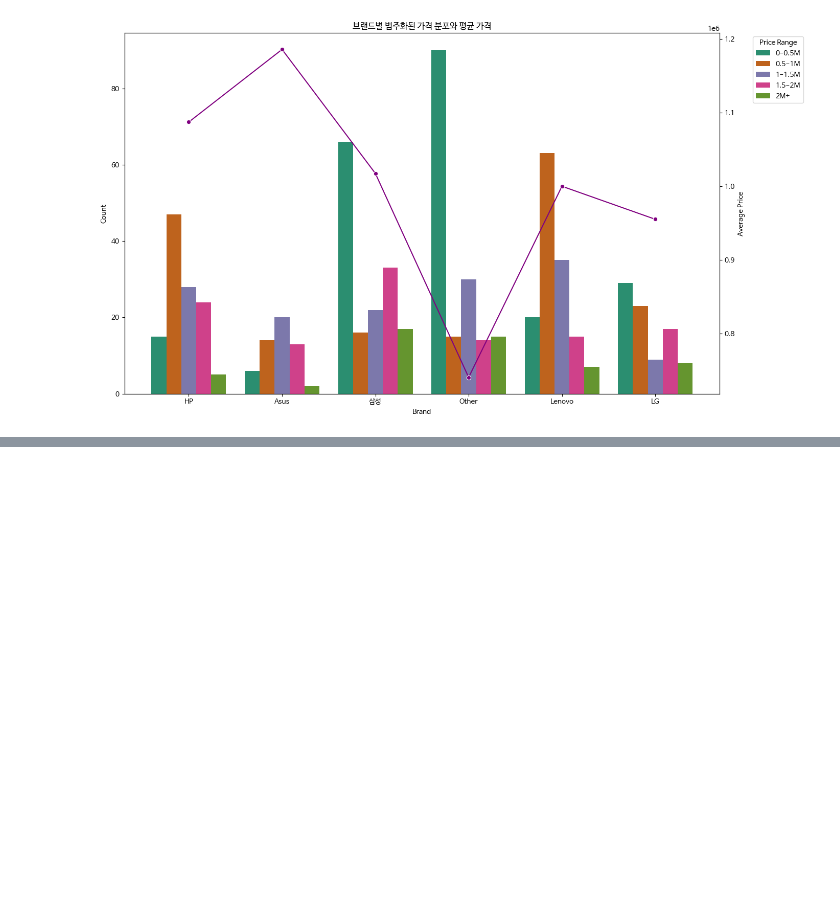
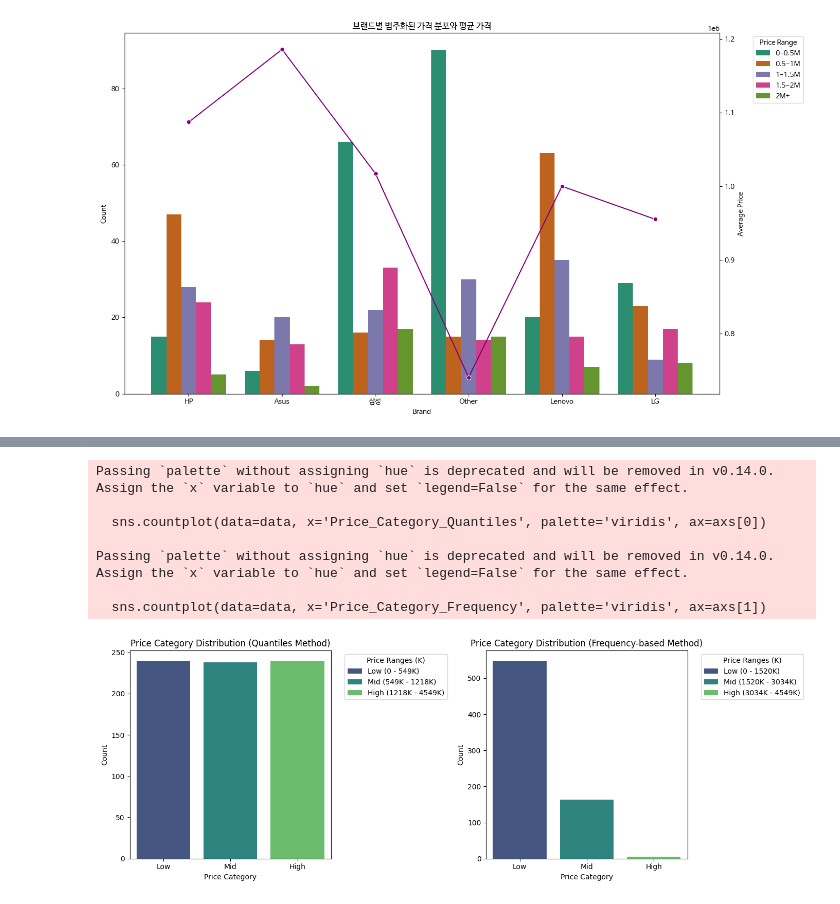
Before and after one commit to Yoon2596/kita_2404, a Jupyter notebook: m3_분석_라이브러리/visualization/coupang_0627.ipynb, the cells around one changed output, grey strips where cells are left out. Saved outputs shown, nothing was run; the diff lists cells and outputs as text; code cells hidden in the pictures; blank space fills up the shorter version.

```diff
--- a/m3_분석_라이브러리/visualization/coupang_0627.ipynb
+++ b/m3_분석_라이브러리/visualization/coupang_0627.ipynb
@@ -364,0 +492,50 @@ plt.show()
+# %%
+# 데이터 로드
+file_path = 'preprocessed_718.csv'
+data = pd.read_csv(file_path)
+
+# 분위수 방법을 사용한 가격 범주화
+data['Price_Category_Quantiles'] = pd.qcut(data['Price'], q=3, labels=['Low', 'Mid', 'High'])
+quantiles = data['Price'].quantile([0.33, 0.66])
+quantiles_labels = [f'Low (0 - {quantiles[0.33] / 1000:.0f}K)',
+                    f'Mid ({quantiles[0.33] / 1000:.0f}K - {quantiles[0.66] / 1000:.0f}K)',
+                    f'High ({quantiles[0.66] / 1000:.0f}K - {data["Price"].max() / 1000:.0f}K)']
+
+# 빈도수 기반 방법을 사용한 가격 범주화
+cut_bins = pd.cut(data['Price'], bins=3, labels=['Low', 'Mid', 'High'], include_lowest=True)
+data['Price_Category_Frequency'] = cut_bins
+
+# 빈도수 기반 방법의 구간 경계 추출
+cut_bins_edges = pd.cut(data['Price'], bins=3, retbins=True)[1]
+bins_labels = [f'Low (0 - {cut_bins_edges[1] / 1000:.0f}K)',
+               f'Mid ({cut_bins_edges[1] / 1000:.0f}K - {cut_bins_edges[2] / 1000:.0f}K)',
+               f'High ({cut_bins_edges[2] / 1000:.0f}K - {cut_bins_edges[3] / 1000:.0f}K)']
+
+# 1행 2열로 시각화
+fig, axs = plt.subplots(1, 2, figsize=(14, 5))
+
+# 분위수 방법 시각화
+sns.countplot(data=data, x='Price_Category_Quantiles', palette='viridis', ax=axs[0])
+axs[0].set_title('Price Category Distribution (Quantiles Method)')
+axs[0].set_xlabel('Price Category')
+axs[0].set_ylabel('Count')
+axs[0].legend(quantiles_labels, title='Price Ranges (K)', bbox_to_anchor=(1.05, 1), loc='upper left')
+
+# 빈도수 기반 방법 시각화
+sns.countplot(data=data, x='Price_Category_Frequency', palette='viridis', ax=axs[1])
+axs[1].set_title('Price Category Distribution (Frequency-based Method)')
+axs[1].set_xlabel('Price Category')
+axs[1].set_ylabel('Count')
+axs[1].legend(bins_labels, title='Price Ranges (K)', bbox_to_anchor=(1.05, 1), loc='upper left')
+
+plt.tight_layout()
+plt.show()
+# %% [output]
+Passing `palette` without assigning `hue` is deprecated and will be removed in v0.14.0. Assign the `x` variable to `hue` and set `legend=False` for the same effect.
+
+  sns.countplot(data=data, x='Price_Category_Quantiles', palette='viridis', ax=axs[0])
+
+Passing `palette` without assigning `hue` is deprecated and will be removed in v0.14.0. Assign the `x` variable to `hue` and set `legend=False` for the same effect.
+
+  sns.countplot(data=data, x='Price_Category_Frequency', palette='viridis', ax=axs[1])
+[figure, added]
```
Also changed, not shown: parts of 35 cells of this notebook.
